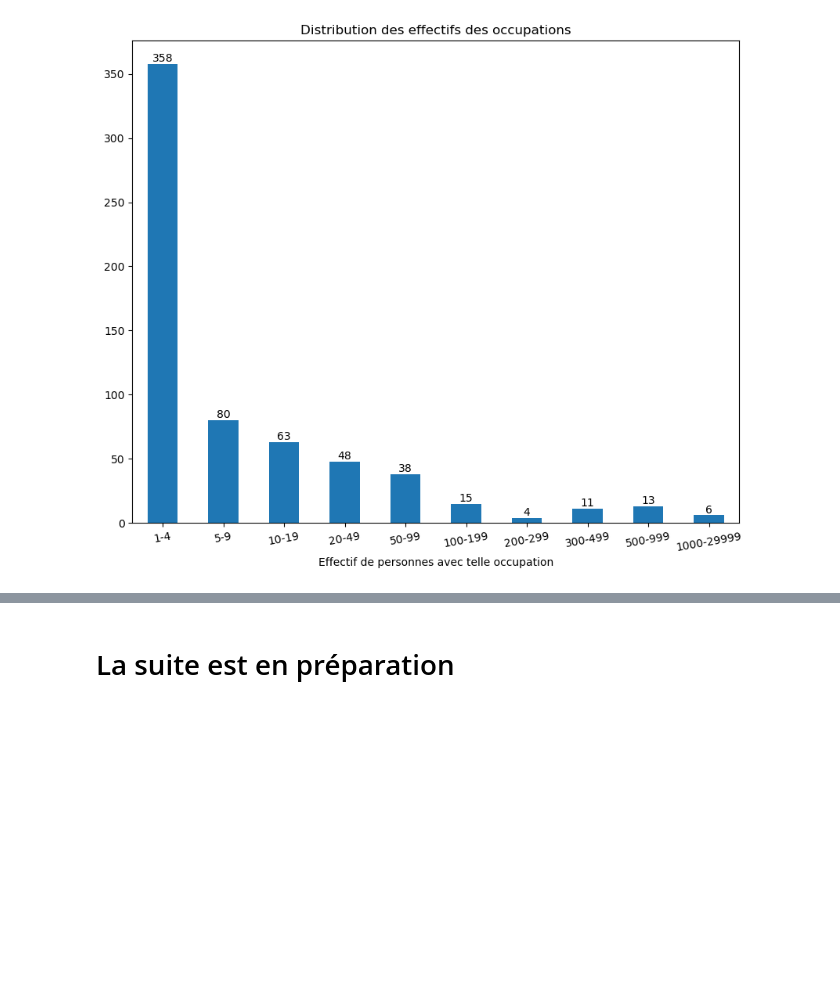
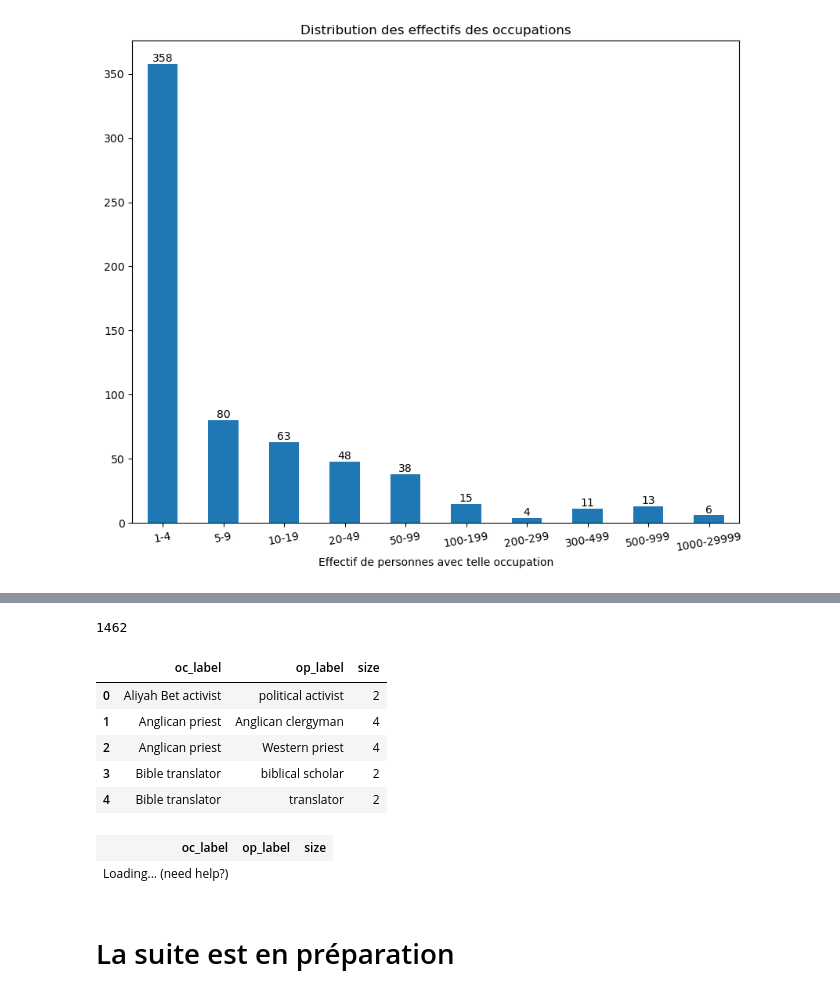
Before and after one commit to Chiodo53/astronomers, a Jupyter notebook: notebooks_jupyter/wikidata_exploration/wdt_occupations_fields_triplestore_exploration.ipynb, the cells around one changed output, grey strips where cells are left out. Cells and saved outputs as stored; diff of their text form; code cells hidden in the pictures; blank space fills up the shorter version.

```diff
--- a/notebooks_jupyter/wikidata_exploration/wdt_occupations_fields_triplestore_exploration.ipynb
+++ b/notebooks_jupyter/wikidata_exploration/wdt_occupations_fields_triplestore_exploration.ipynb
@@ -459,3 +572,28 @@ plt.show()
+# %%
+### distribution des naissances par périodes de 25 ans
+gb_oc = df_r.groupby(by=['oc_label','op_label'], observed=False, as_index=False).size()
+print(len(gb_oc))
+gb_oc.head()
+# %% [output]
+1462
+|  | oc_label | op_label | size |
+| 0 | Aliyah Bet activist | political activist | 2 |
+| 1 | Anglican priest | Anglican clergyman | 4 |
+| 2 | Anglican priest | Western priest | 4 |
+| 3 | Bible translator | biblical scholar | 2 |
+| 4 | Bible translator | translator | 2 |
+# %%
+
+## [gb_oc['size'] > 4 ]
+
+show(gb_oc.sort_values(by='size', ascending=False),  scrollY="300px",
+     scrollCollapse=True, paging=False, layout={"topEnd": None},
+     showIndex=False, column_filters="header", columnDefs=[{"className": "dt-left", "targets": "_all"}],
+     # https://mwouts.github.io/itables/downsampling.html
+       maxBytes=0)
+# %% [output]
+| oc_label | op_label | size |
+| Loading... (need help?) |
 # %% [markdown]
 # La suite est en préparation
 # %% [markdown]
```
Also changed, not shown: parts of 9 cells of this notebook, 7 other files.
